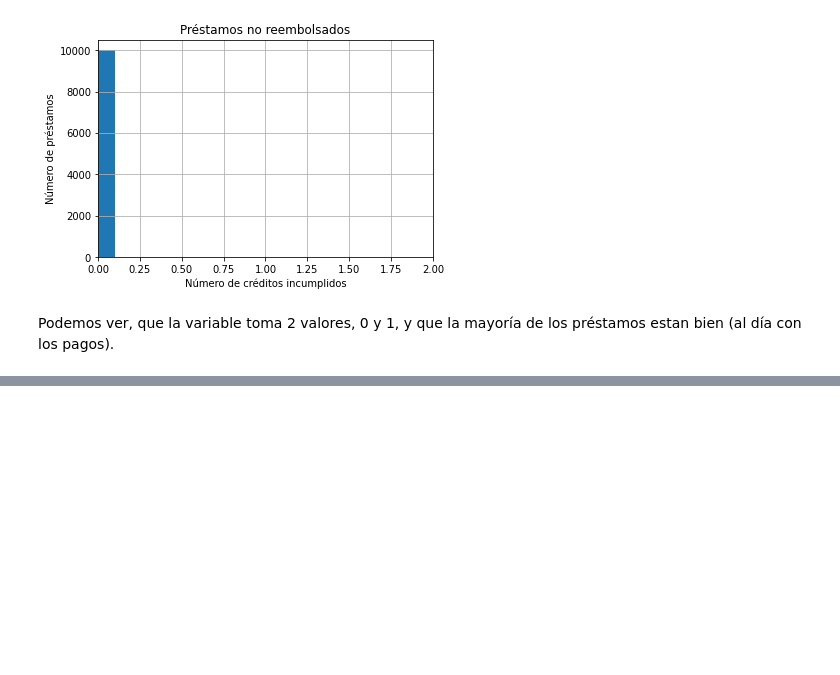
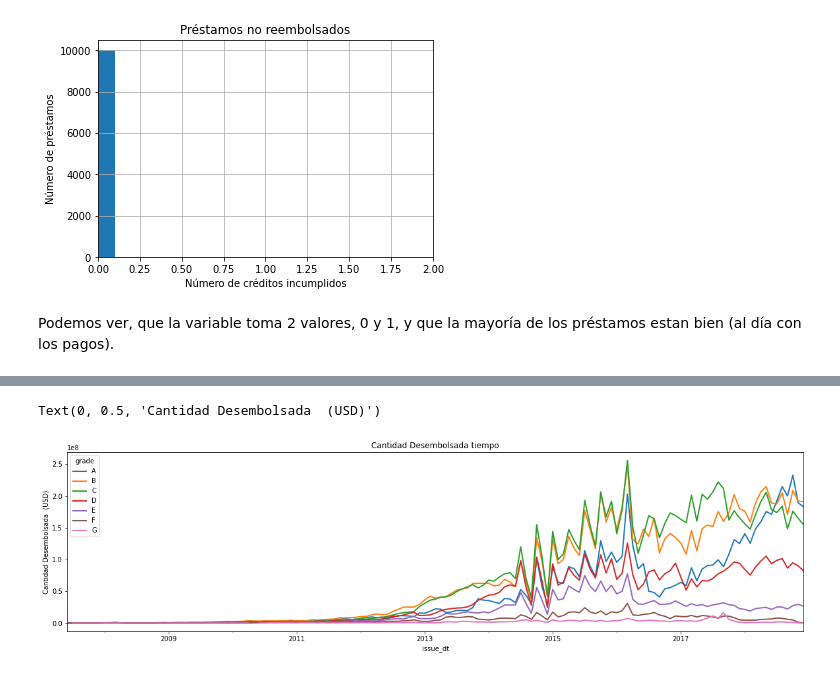
Before and after one commit to virf96/Chat-Bot, a Jupyter notebook: Tipos_de_variables.ipynb, the cells around one changed output, grey strips where cells are left out. Saved outputs shown, nothing was run; the diff lists cells and outputs as text; code cells hidden in the pictures; blank space fills up the shorter version.

```diff
--- a/Tipos_de_variables.ipynb
+++ b/Tipos_de_variables.ipynb
@@ -310,0 +467,16 @@ Podemos ver, que la variable toma 2 valores, 0 y 1, y que la mayoría de los pr
+# %%
+# Carguemos los datos con solo unas pocas columnas.
+
+# Definición de variables:
+#-------------------------
+# loan_amnt: Valor del préstamo
+# purpose: propósito/intención de uso del préstamo
+# grade: nivel de riesgo asignado al prestamista
+# issue_d: fecha en la cual el préstamo fué aprobado
+# last_pymnt_d: fecha del último pago
+
+use_cols = ['loan_amnt', 'grade', 'purpose', 'issue_d', 'last_pymnt_d']
+
+data = pd.read_csv('/content/drive/My Drive/datasets/loan.csv', usecols=use_cols)
+
+data.head()
@@ -310,0 +506,8 @@ Podemos ver, que la variable toma 2 valores, 0 y 1, y que la mayoría de los pr
+# %%
+# Convirtamos estas variables de su formato actual a formato 'datetime'
+# esto nos permitirá hacer un análisis mas avanzado
+
+data['issue_dt'] = pd.to_datetime(data.issue_d)
+data['last_pymnt_dt'] = pd.to_datetime(data.last_pymnt_d)
+
+data[['issue_d', 'issue_dt', 'last_pymnt_d', 'last_pymnt_dt']].head()
@@ -310,0 +521,13 @@ Podemos ver, que la variable toma 2 valores, 0 y 1, y que la mayoría de los pr
+# %%
+# Miremos cuanto dinero Lending Club ha desembolsado en préstamos
+# en los últimos años para los diferentes niveles de riesgo
+# (variable 'grade')
+
+fig = data.groupby(['issue_dt', 'grade'])['loan_amnt'].sum().unstack().plot(
+    figsize=(20, 5), linewidth=2)
+
+fig.set_title('Cantidad Desembolsada tiempo')
+fig.set_ylabel('Cantidad Desembolsada  (USD)')
+# %% [output]
+Text(0, 0.5, 'Cantidad Desembolsada  (USD)')
+[figure, added]
```
Also changed, not shown: parts of 33 cells of this notebook.
